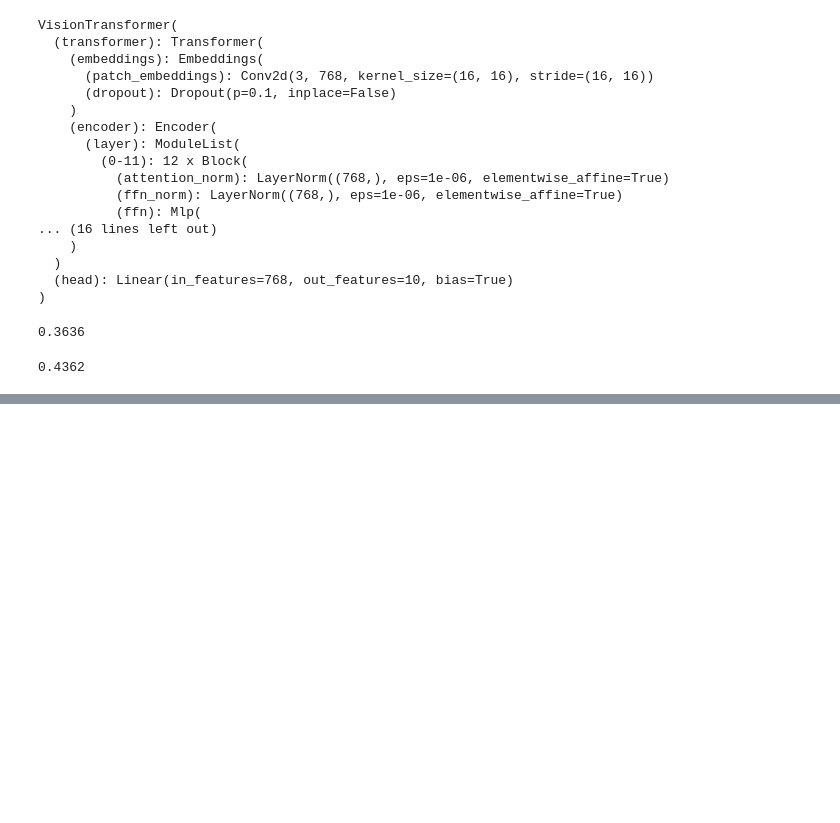
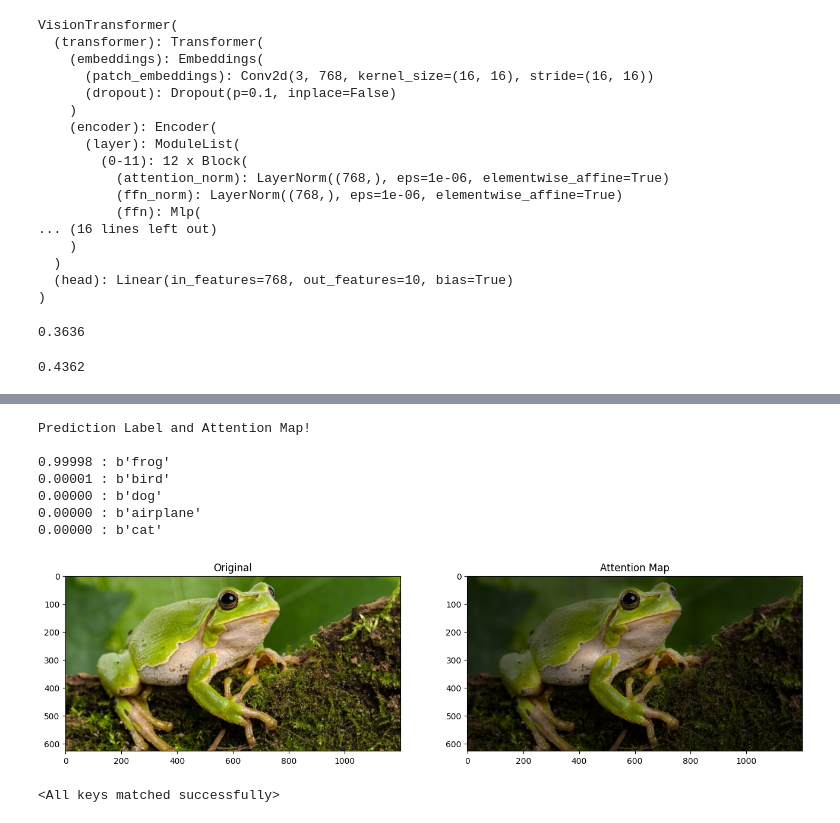
Before and after one commit to Vincent-La/ViT-CMSC472, a Jupyter notebook: evaluation.ipynb, the cells around one changed output, grey strips where cells are left out. Saved outputs shown, nothing was run; the diff lists cells and outputs as text; code cells hidden in the pictures; blank space fills up the shorter version.

```diff
--- a/evaluation.ipynb
+++ b/evaluation.ipynb
@@ -154,0 +237,20 @@ eval_model(bit_model2)
+# %%
+show_attention_map(baseline_model, img)
+# %% [output]
+Prediction Label and Attention Map!
+
+0.99998 : b'frog'
+0.00001 : b'bird'
+0.00000 : b'dog'
+0.00000 : b'airplane'
+0.00000 : b'cat'
+[figure, added]
+# %%
+# Binarized Run 50,000 iterations
+checkpoint_path = "output/config2_checkpoint.bin"
+config = binary.CONFIGS["ViT-B_16"]
+bit_model2 = binary.VisionTransformer(config, num_classes=10, zero_head=False, img_size=224, vis=True).to(device)
+checkpoint = torch.load(checkpoint_path)
+bit_model2.load_state_dict(checkpoint)
+# %% [output]
+<All keys matched successfully>
```
Also changed, not shown: parts of 10 cells of this notebook, 1 other file.
